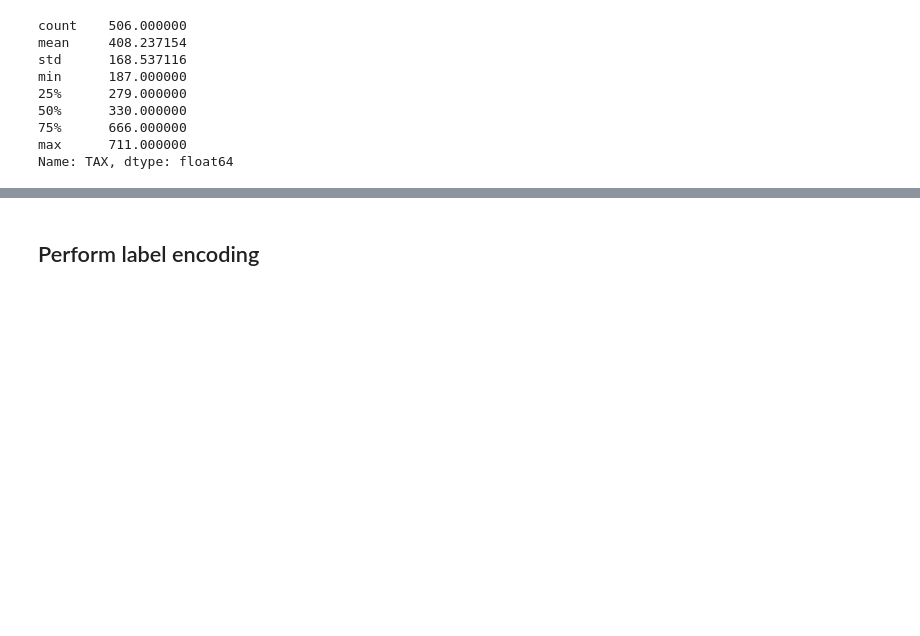
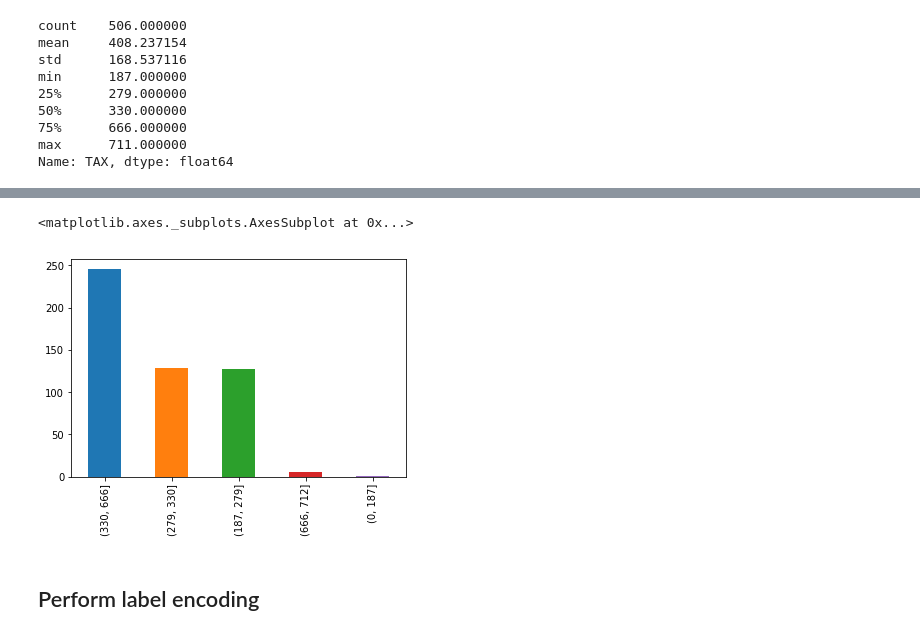
Before and after one commit to osterburg/dsc-1-11-05-dealing-with-categorical-variables-lab-online-ds-ft-100118, a Jupyter notebook: index.ipynb, the cells around one changed output, grey strips where cells are left out. Drawn from its saved outputs; the diff is of its cells as text; code cells hidden in the pictures; blank space fills up the shorter version.

```diff
--- a/index.ipynb
+++ b/index.ipynb
@@ -206,4 +208,7 @@ min      187.000000
 max      711.000000
 Name: TAX, dtype: float64
 # %%
-bins = [0, 187, 279, 330, 666]
+bins = [0, 187, 279, 330, 666, 712]
+bins_tax = pd.cut(boston_df['TAX'], bins)
+bins_tax = bins_tax.cat.as_unordered()
+bins_tax.head()
@@ -209,0 +223,5 @@ bins = [0, 187, 279, 330, 666]
+# %%
+bins_tax.value_counts().plot(kind='bar')
+# %% [output]
+<matplotlib.axes._subplots.AxesSubplot at 0x...>
+[figure, added]
```
Also changed, not shown: parts of 9 cells of this notebook.
